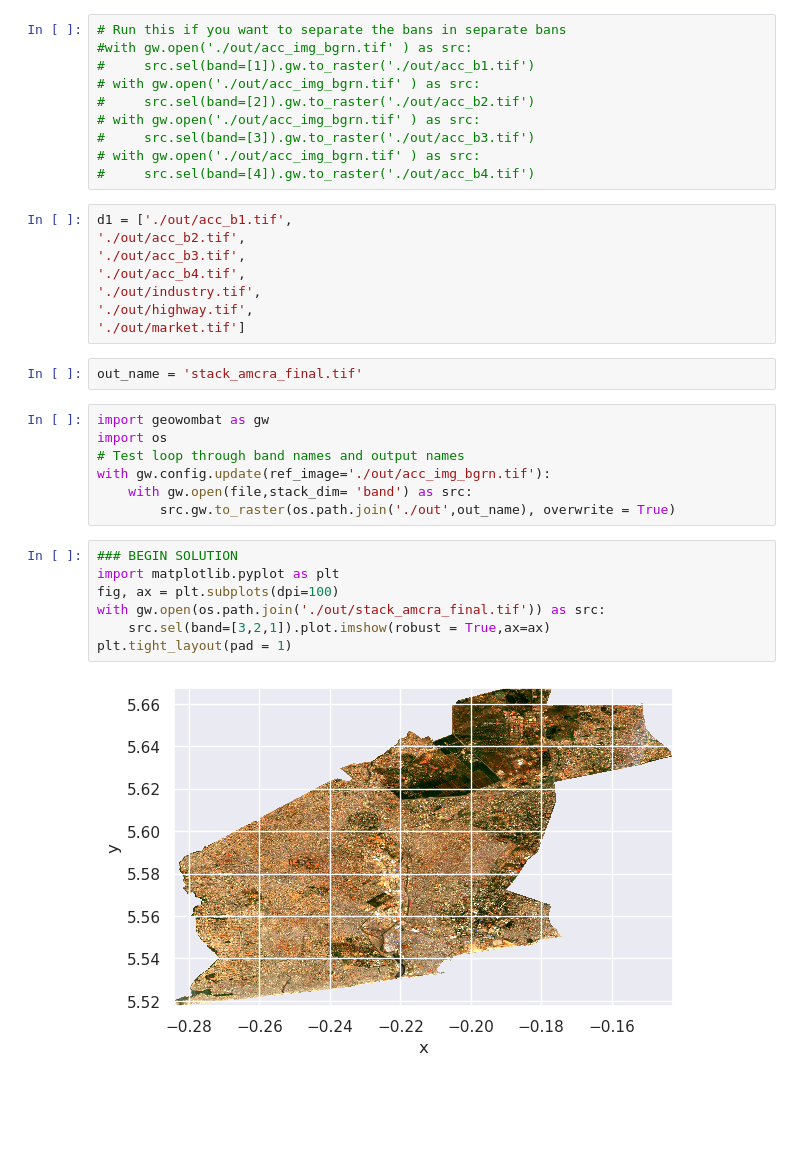
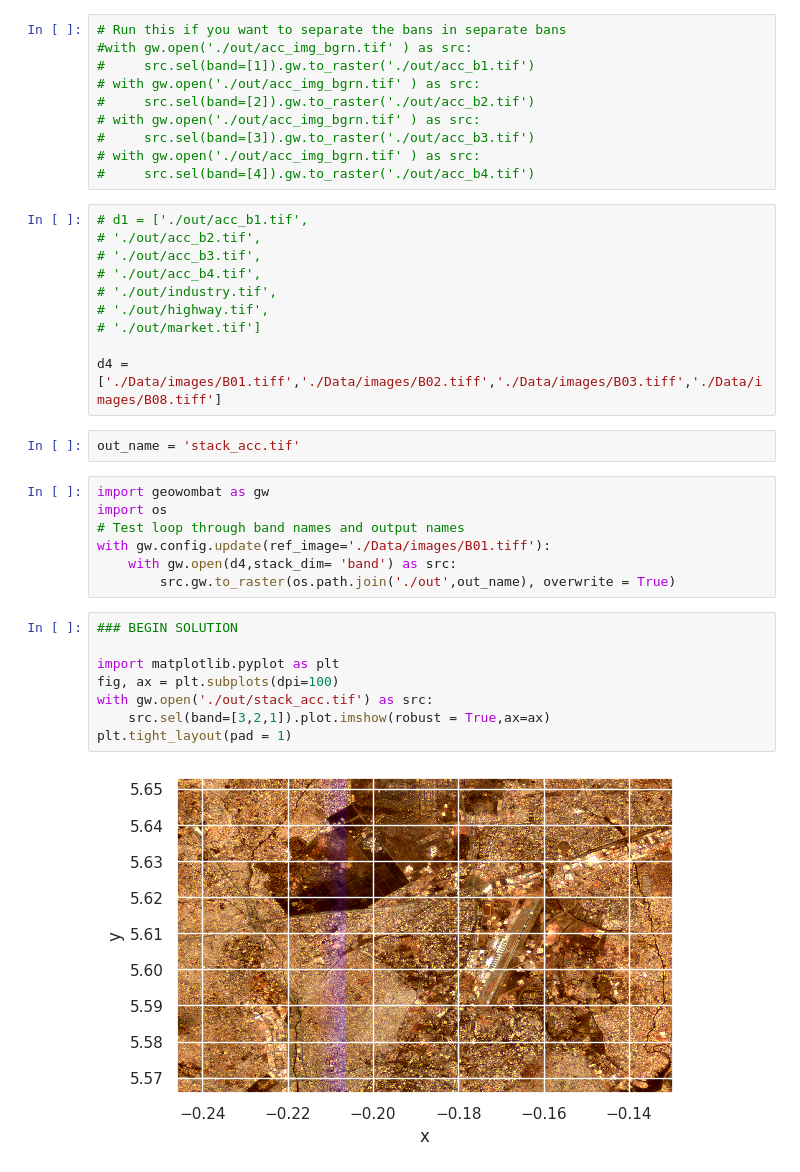
Before and after one commit to rad15f/Geospatial-Slum-Prediction-Ghana, a Jupyter notebook: Training_Modeling.ipynb, the cells around one changed output. Drawn from its saved outputs; the diff is of its cells as text; blank space fills up the shorter version.

```diff
--- a/Training_Modeling.ipynb
+++ b/Training_Modeling.ipynb
@@ -86,29 +90,32 @@ print(glob("./out/*"))
 # with gw.open('./out/acc_img_bgrn.tif' ) as src:
 #     src.sel(band=[4]).gw.to_raster('./out/acc_b4.tif')
 # %%
-d1 = ['./out/acc_b1.tif',
-'./out/acc_b2.tif',
-'./out/acc_b3.tif',
-'./out/acc_b4.tif',
-'./out/industry.tif',
-'./out/highway.tif',
-'./out/market.tif']
+# d1 = ['./out/acc_b1.tif',
+# './out/acc_b2.tif',
+# './out/acc_b3.tif',
+# './out/acc_b4.tif',
+# './out/industry.tif',
+# './out/highway.tif',
+# './out/market.tif']
+
+d4 = ['./Data/images/B01.tiff','./Data/images/B02.tiff','./Data/images/B03.tiff','./Data/images/B08.tiff']
 # %%
-out_name = 'stack_amcra_final.tif'
+out_name = 'stack_acc.tif'
 # %%
 import geowombat as gw
 import os
 # Test loop through band names and output names
-with gw.config.update(ref_image='./out/acc_img_bgrn.tif'):
-    with gw.open(file,stack_dim= 'band') as src:
+with gw.config.update(ref_image='./Data/images/B01.tiff'):
+    with gw.open(d4,stack_dim= 'band') as src:
         src.gw.to_raster(os.path.join('./out',out_name), overwrite = True)
 # %%
 ### BEGIN SOLUTION
+
 import matplotlib.pyplot as plt
 fig, ax = plt.subplots(dpi=100)
-with gw.open(os.path.join('./out/stack_amcra_final.tif')) as src:
+with gw.open('./out/stack_acc.tif') as src:
     src.sel(band=[3,2,1]).plot.imshow(robust = True,ax=ax)
 plt.tight_layout(pad = 1)
 # %% [output]
-[figure, old version]
+[figure, new version]
 # %%
```
Also changed, not shown: parts of 32 cells of this notebook, 25 other files.
